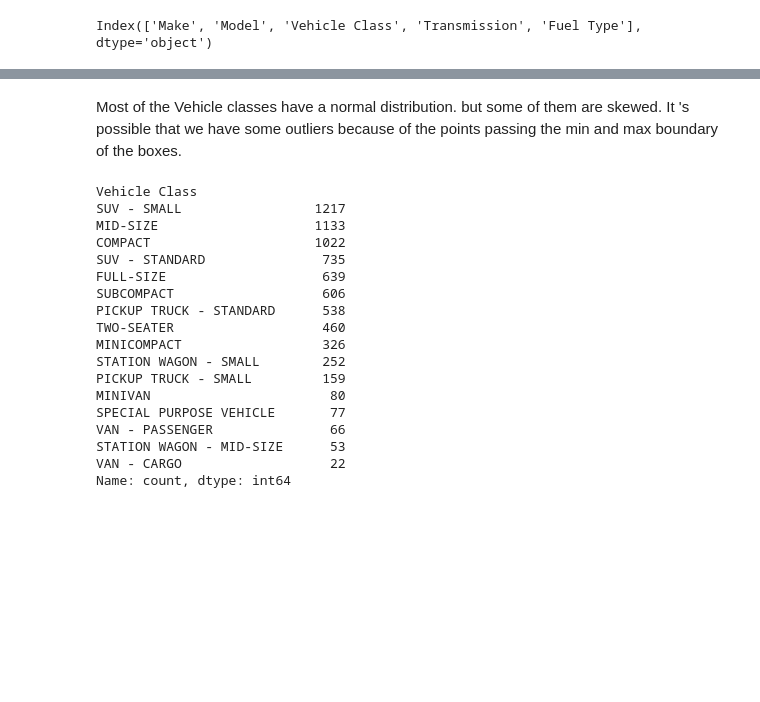
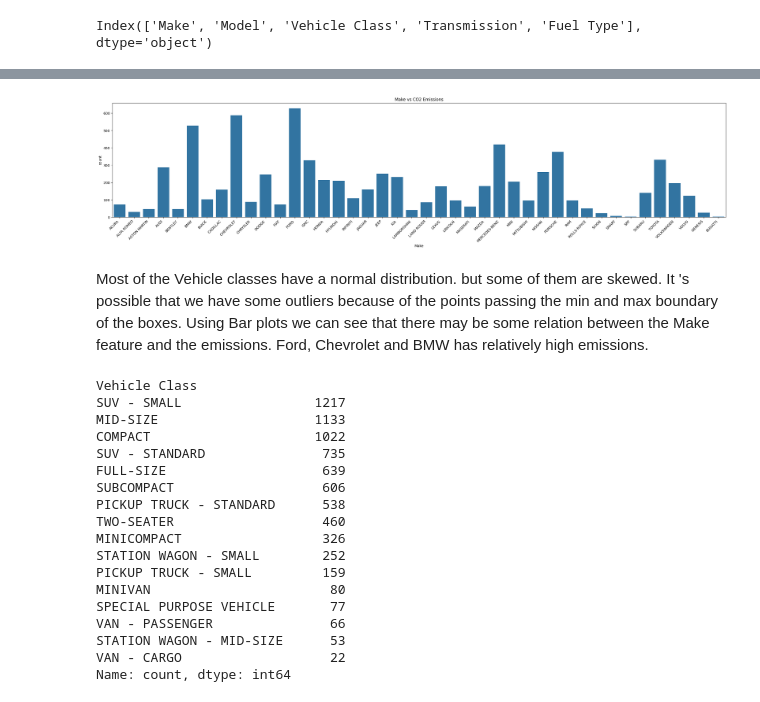
Before and after one commit to Hoseinrajabi1997/co2-emission, a Jupyter notebook: regression-co2-prediction.ipynb, the cells around one changed output, grey strips where cells are left out. Drawn from its saved outputs; the diff is of its cells as text; code cells hidden in the pictures; blank space fills up the shorter version.

```diff
--- a/regression-co2-prediction.ipynb
+++ b/regression-co2-prediction.ipynb
@@ -109,5 +110,13 @@ plt.show()
+# %%
+plt.figure(figsize=(32, 6))
+ax = sns.countplot(data=df, x='Make')
+plt.title('Make vs CO2 Emissions')
+ax.set_xticklabels(ax.get_xticklabels(), rotation=45, ha="right", fontsize=10)
+plt.show()
+# %% [output]
+[figure, added]
 # %% [markdown]
-Most of the Vehicle classes have a normal distribution. but some of them are skewed. It 's possible that we have some outliers because of the points passing the min and max boundary of the boxes.
+Most of the Vehicle classes have a normal distribution. but some of them are skewed. It 's possible that we have some outliers because of the points passing the min and max boundary of the boxes. Using Bar plots we can see that there may be some relation between the Make feature and the emissions. Ford, Chevrolet and BMW has relatively high emissions.
 # %%
 from sklearn.preprocessing import OneHotEncoder
 
```
Also changed, not shown: parts of 1 cell of this notebook.
